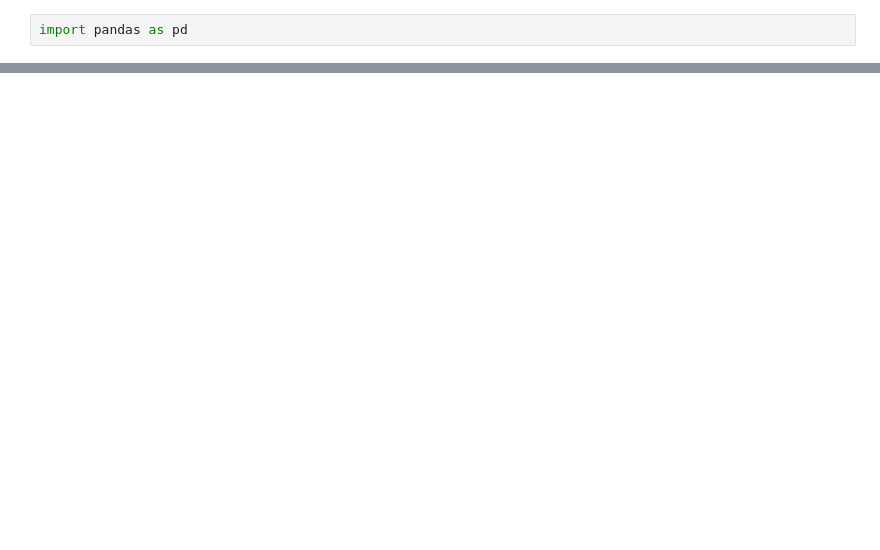
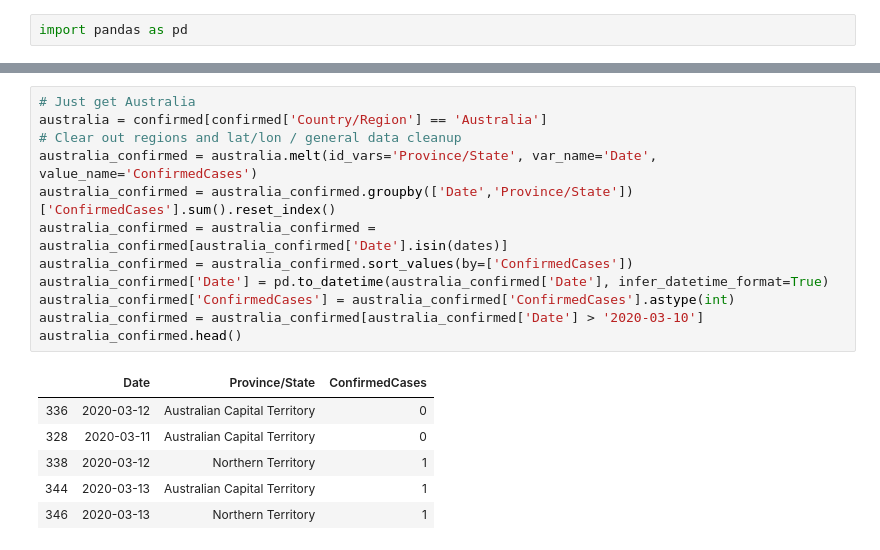
Before and after one commit to Keeganoshi/covid19, a Jupyter notebook: corona_dataprep.ipynb, the cells around one changed output, grey strips where cells are left out. Saved outputs shown, nothing was run; the diff lists cells and outputs as text; blank space fills up the shorter version.

```diff
--- a/corona_dataprep.ipynb
+++ b/corona_dataprep.ipynb
@@ -48,0 +55,19 @@ confirmed[confirmed['Country/Region'] == 'Australia']
+# %%
+# Just get Australia
+australia = confirmed[confirmed['Country/Region'] == 'Australia']
+# Clear out regions and lat/lon / general data cleanup
+australia_confirmed = australia.melt(id_vars='Province/State', var_name='Date', value_name='ConfirmedCases')
+australia_confirmed = australia_confirmed.groupby(['Date','Province/State'])['ConfirmedCases'].sum().reset_index()
+australia_confirmed = australia_confirmed = australia_confirmed[australia_confirmed['Date'].isin(dates)]
+australia_confirmed = australia_confirmed.sort_values(by=['ConfirmedCases'])
+australia_confirmed['Date'] = pd.to_datetime(australia_confirmed['Date'], infer_datetime_format=True)
+australia_confirmed['ConfirmedCases'] = australia_confirmed['ConfirmedCases'].astype(int)
+australia_confirmed = australia_confirmed[australia_confirmed['Date'] > '2020-03-10']
+australia_confirmed.head()
+# %% [output]
+|  | Date | Province/State | ConfirmedCases |
+| 336 | 2020-03-12 | Australian Capital Territory | 0 |
+| 328 | 2020-03-11 | Australian Capital Territory | 0 |
+| 338 | 2020-03-12 | Northern Territory | 1 |
+| 344 | 2020-03-13 | Australian Capital Territory | 1 |
+| 346 | 2020-03-13 | Northern Territory | 1 |
```
Also changed, not shown: parts of 11 cells of this notebook.
